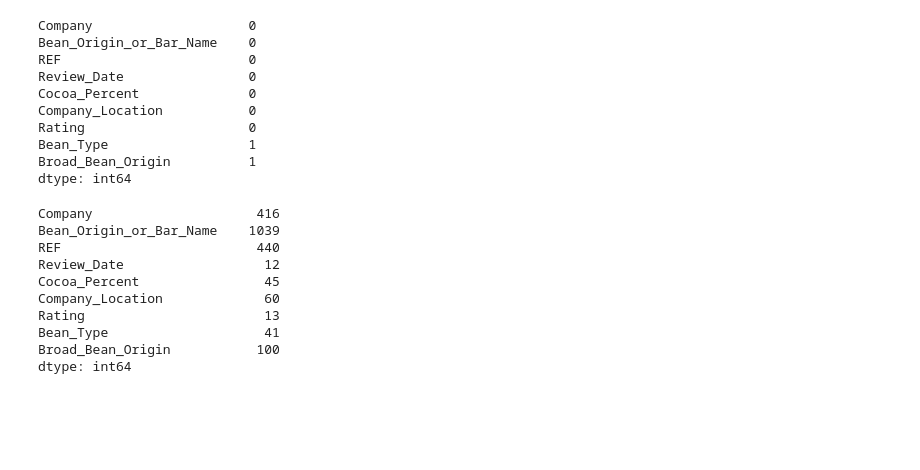
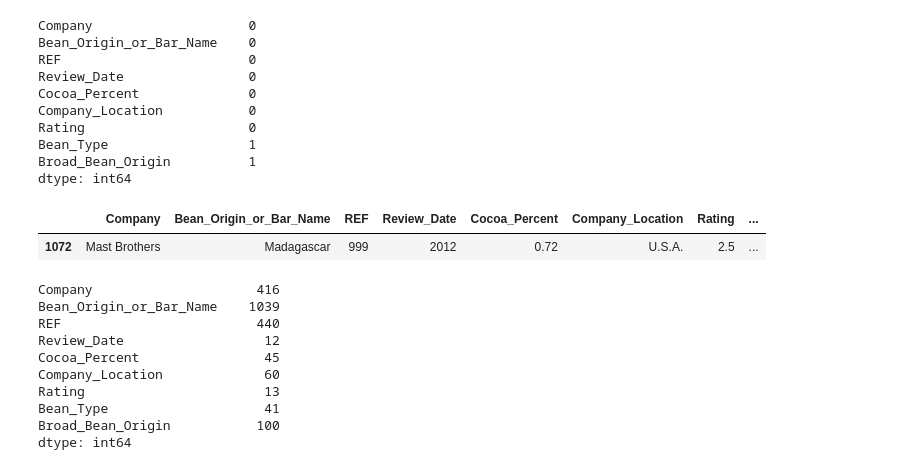
Before and after one commit to jilek/DataBootcampFinalProject, a Jupyter notebook: Tahereh/cleaning.ipynb, the cells around one changed output. Cells and saved outputs as stored; diff of their text form; code cells hidden in the pictures; blank space fills up the shorter version.

```diff
--- a/Tahereh/cleaning.ipynb
+++ b/Tahereh/cleaning.ipynb
@@ -90,3 +93,9 @@ Rating                     0
 Bean_Type                  1
 Broad_Bean_Origin          1
 dtype: int64
+# %%
+#Identifying the record with NULL value in BeanOrigin
+df_chocolate[df_chocolate['Broad_Bean_Origin'].isnull() == True]
+# %% [output]
+|  | Company | Bean_Origin_or_Bar_Name | REF | Review_Date | Cocoa_Percent | Company_Location | Rating | ... |
+| 1072 | Mast Brothers | Madagascar | 999 | 2012 | 0.72 | U.S.A. | 2.5 | ... |
```
Also changed, not shown: parts of 23 cells of this notebook.
